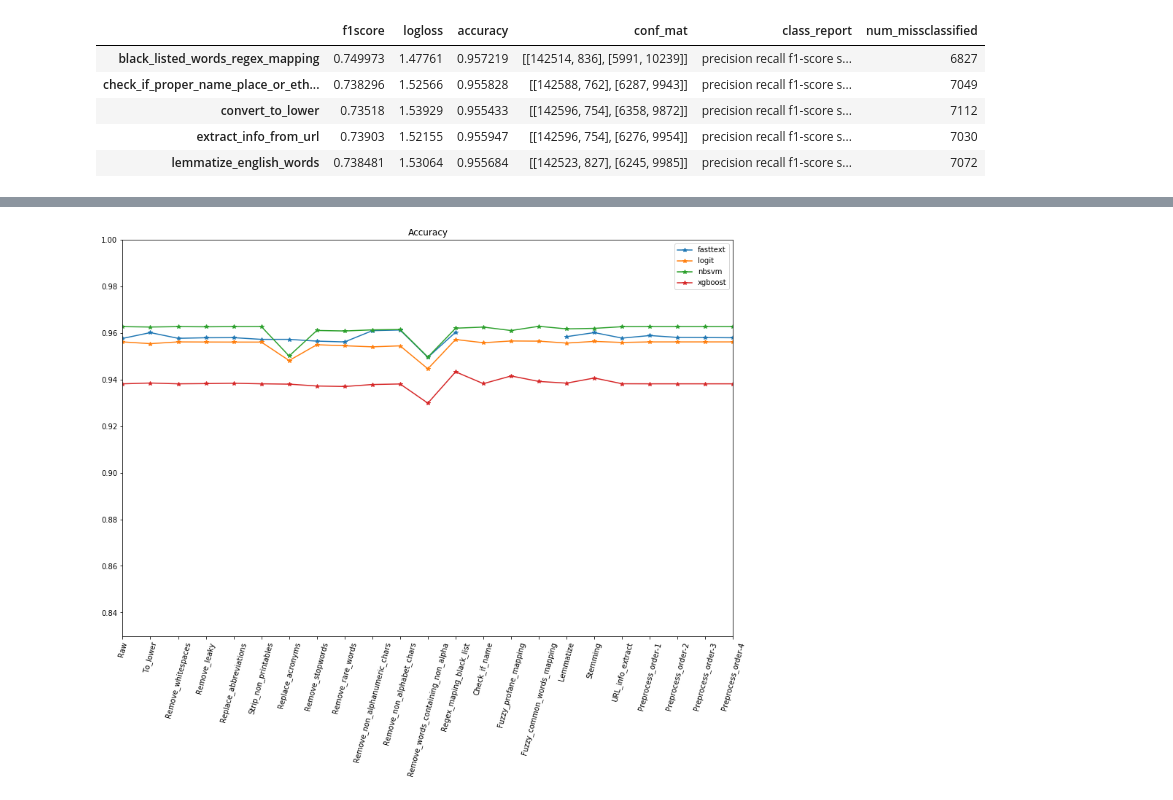
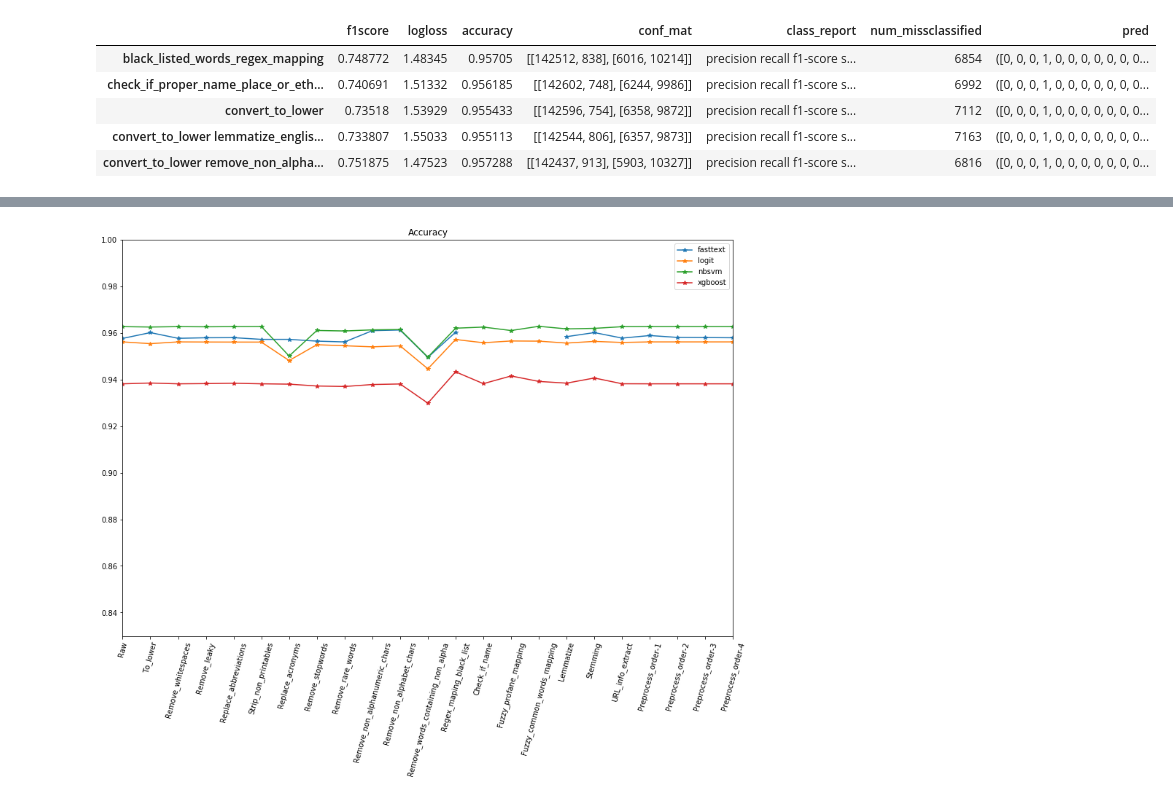
Before and after one commit to ifahim/toxic-preprocess, a Jupyter notebook: src/Paper results collection.ipynb, the cells around one changed output, grey strips where cells are left out. Saved outputs shown, nothing was run; the diff lists cells and outputs as text; code cells hidden in the pictures.

```diff
--- a/src/Paper results collection.ipynb
+++ b/src/Paper results collection.ipynb
@@ -6,16 +6,16 @@ combined_dict = {}
 # %%
 logit = pickle.load(open('../data/results_logit.pkl', "rb"))
 combined_dict['logit'] = logit
 logit = DataFrame(logit).T
-logit.columns = ['f1score', 'logloss', 'accuracy', 'conf_mat', 'class_report', 'num_missclassified']
+logit.columns = ['f1score', 'logloss', 'accuracy', 'conf_mat', 'class_report', 'num_missclassified', 'pred']
 logit.head()
 # %% [output]
-|  | f1score | logloss | accuracy | conf_mat | class_report | num_missclassified |
-| black_listed_words_regex_mapping | 0.749973 | 1.47761 | 0.957219 | [[142514, 836], [5991, 10239]] | precision recall f1-score s... | 6827 |
-| check_if_proper_name_place_or_eth... | 0.738296 | 1.52566 | 0.955828 | [[142588, 762], [6287, 9943]] | precision recall f1-score s... | 7049 |
-| convert_to_lower | 0.73518 | 1.53929 | 0.955433 | [[142596, 754], [6358, 9872]] | precision recall f1-score s... | 7112 |
-| extract_info_from_url | 0.73903 | 1.52155 | 0.955947 | [[142596, 754], [6276, 9954]] | precision recall f1-score s... | 7030 |
-| lemmatize_english_words | 0.738481 | 1.53064 | 0.955684 | [[142523, 827], [6245, 9985]] | precision recall f1-score s... | 7072 |
+|  | f1score | logloss | accuracy | conf_mat | class_report | num_missclassified | pred |
+| black_listed_words_regex_mapping | 0.748772 | 1.48345 | 0.95705 | [[142512, 838], [6016, 10214]] | precision recall f1-score s... | 6854 | ([0, 0, 0, 1, 0, 0, 0, 0, 0, 0, 0... |
+| check_if_proper_name_place_or_eth... | 0.740691 | 1.51332 | 0.956185 | [[142602, 748], [6244, 9986]] | precision recall f1-score s... | 6992 | ([0, 0, 0, 1, 0, 0, 0, 0, 0, 0, 0... |
+| convert_to_lower | 0.73518 | 1.53929 | 0.955433 | [[142596, 754], [6358, 9872]] | precision recall f1-score s... | 7112 | ([0, 0, 0, 1, 0, 0, 0, 0, 0, 0, 0... |
+| convert_to_lower lemmatize_englis... | 0.733807 | 1.55033 | 0.955113 | [[142544, 806], [6357, 9873]] | precision recall f1-score s... | 7163 | ([0, 0, 0, 1, 0, 0, 0, 0, 0, 0, 0... |
+| convert_to_lower remove_non_alpha... | 0.751875 | 1.47523 | 0.957288 | [[142437, 913], [5903, 10327]] | precision recall f1-score s... | 6816 | ([0, 0, 0, 1, 0, 0, 0, 0, 0, 0, 0... |
 # %%
 nbsvm = pickle.load(open('../data/results_nbsvm.pkl', "rb"))
 combined_dict['nbsvm'] = nbsvm
```
Also changed, not shown: parts of 6 cells of this notebook, 6 other files.
